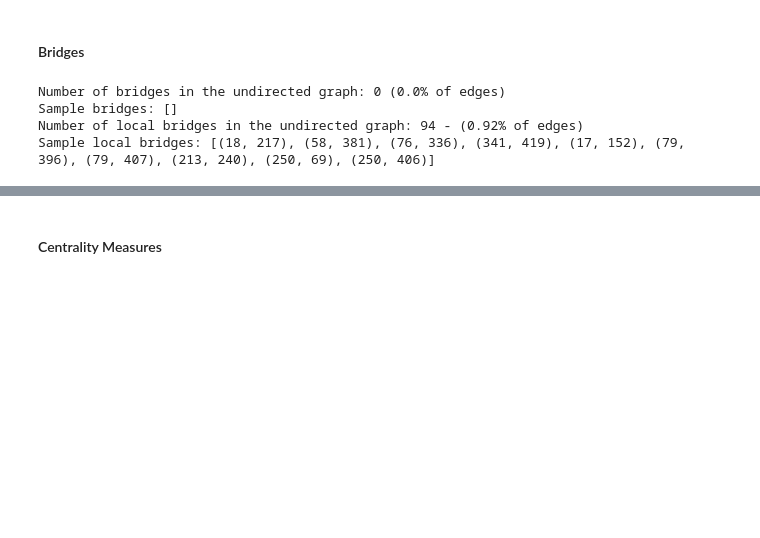
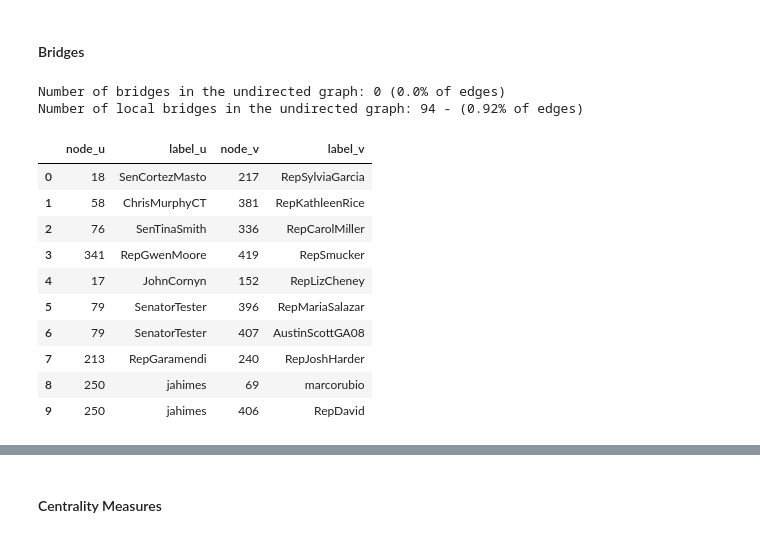
Before and after one commit to leilacielok/network_analysis, a Jupyter notebook: network_analysis.ipynb, the cells around one changed output, grey strips where cells are left out. Cells and saved outputs as stored; diff of their text form; code cells hidden in the pictures; blank space fills up the shorter version.

```diff
--- a/network_analysis.ipynb
+++ b/network_analysis.ipynb
@@ -301,22 +326,33 @@ plt.show()
 # %%
 # Compute bridges on undirected graph
 bridges = list(nx.bridges(G_und))
 print(f"Number of bridges in the undirected graph: {len(bridges)} ({round(len(bridges)/G_und.size()*100,2)}% of edges)")
 
-# Show a few bridges
-print("Sample bridges:", bridges[:10])
-
 # Compute bridges
 local_bridges = list(nx.local_bridges(G_und, with_span = False))
 print(f"Number of local bridges in the undirected graph: {len(local_bridges)} - ({round(len(local_bridges)/G_und.size()*100,2)}% of edges)")
 
-# Show a few bridges
-print("Sample local bridges:", local_bridges[:10])
+# Table
+local_bridges_df = pd.DataFrame(local_bridges, columns=["node_u", "node_v"])
+local_bridges_df["label_u"] = local_bridges_df["node_u"].apply(lambda n: G.nodes[n].get("label", n))
+local_bridges_df["label_v"] = local_bridges_df["node_v"].apply(lambda n: G.nodes[n].get("label", n))
+local_bridges_df = local_bridges_df[["node_u", "label_u", "node_v", "label_v"]]
+
+local_bridges_df.head(10)
 # %% [output]
 Number of bridges in the undirected graph: 0 (0.0% of edges)
-Sample bridges: []
 Number of local bridges in the undirected graph: 94 - (0.92% of edges)
-Sample local bridges: [(18, 217), (58, 381), (76, 336), (341, 419), (17, 152), (79, 396), (79, 407), (213, 240), (250, 69), (250, 406)]
+|  | node_u | label_u | node_v | label_v |
+| 0 | 18 | SenCortezMasto | 217 | RepSylviaGarcia |
+| 1 | 58 | ChrisMurphyCT | 381 | RepKathleenRice |
+| 2 | 76 | SenTinaSmith | 336 | RepCarolMiller |
+| 3 | 341 | RepGwenMoore | 419 | RepSmucker |
+| 4 | 17 | JohnCornyn | 152 | RepLizCheney |
+| 5 | 79 | SenatorTester | 396 | RepMariaSalazar |
+| 6 | 79 | SenatorTester | 407 | AustinScottGA08 |
+| 7 | 213 | RepGaramendi | 240 | RepJoshHarder |
+| 8 | 250 | jahimes | 69 | marcorubio |
+| 9 | 250 | jahimes | 406 | RepDavid |
 # %% [markdown]
 #### Comment
 The undirected network contains no bridges, indicating that no single edge is structurally critical for maintaining global connectivity. This suggests a highly redundant structure with multiple alternative paths between nodes. However, 94 local bridges (0.92% of edges) are present, representing ties that connect otherwise unshared neighborhoods and potentially linking different communities.
```
Also changed, not shown: parts of 22 cells of this notebook.
